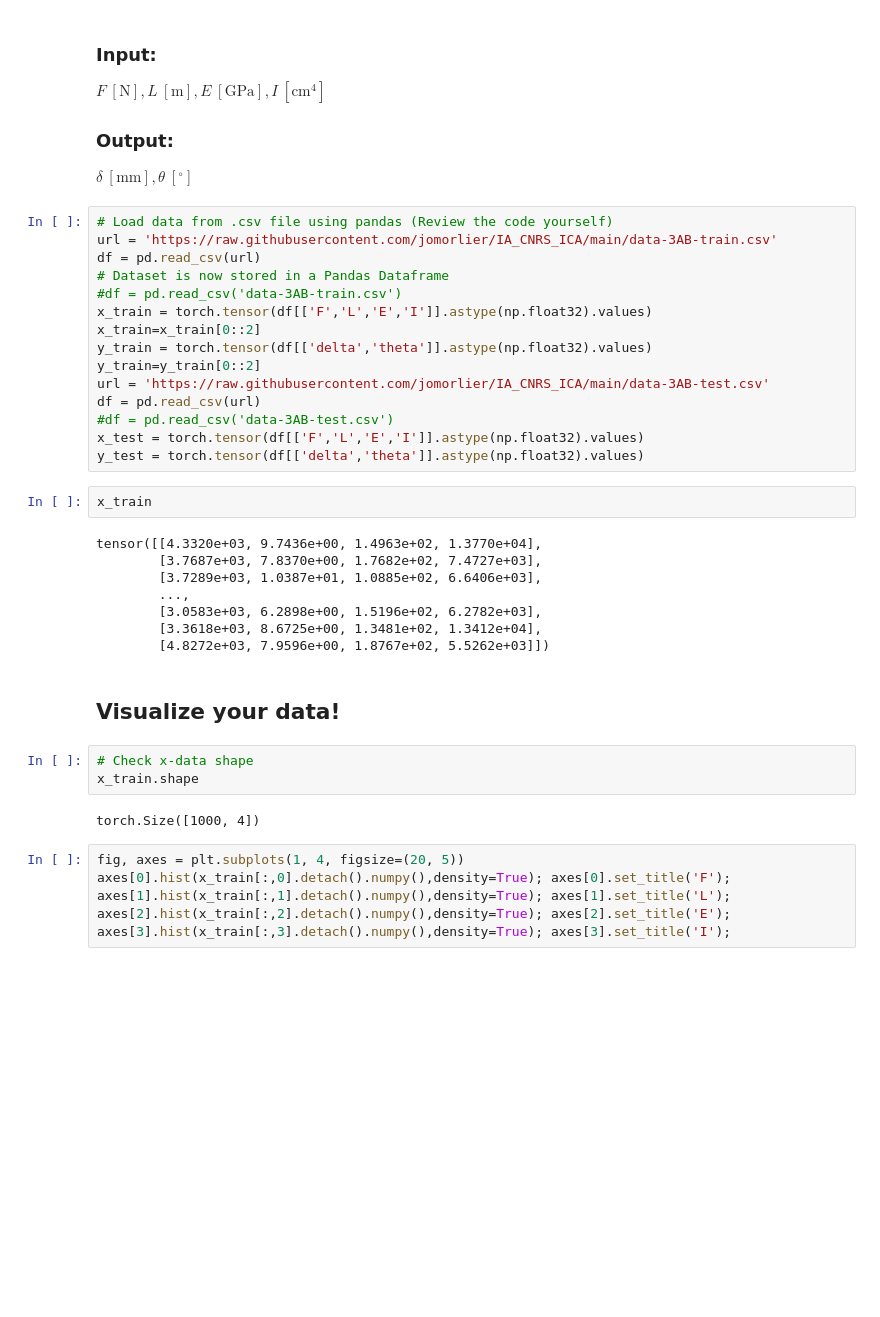
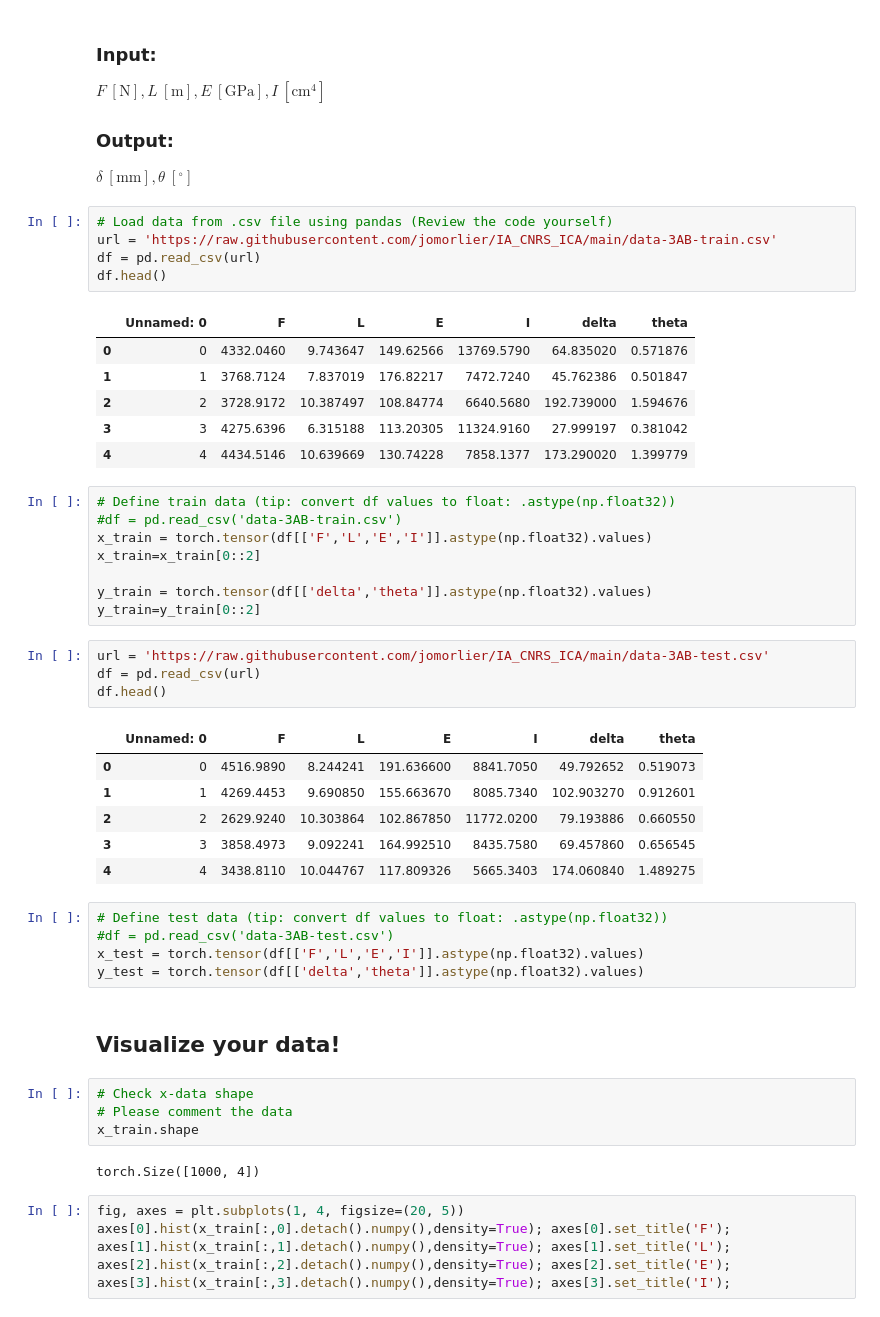
Before and after one commit to jomorlier/IA_CNRS_ICA, a Jupyter notebook: Corrections/TEST_IA2_beam.ipynb, the cells around one changed output. Drawn from its saved outputs; the diff is of its cells as text; blank space fills up the shorter version.

```diff
--- a/Corrections/TEST_IA2_beam.ipynb
+++ b/Corrections/TEST_IA2_beam.ipynb
@@ -45,35 +50,47 @@ $F\ [\text{N}], L\ [\text{m}], E\ [\text{GPa}], I\ [\text{cm}^4]$
 
 ### Output:
 $\delta\ [\text{mm}], \theta\ [^\circ]$
+# %%
+# Load data from .csv file using pandas (Review the code yourself)
+url = 'https://raw.githubusercontent.com/jomorlier/IA_CNRS_ICA/main/data-3AB-train.csv'
+df = pd.read_csv(url)
+df.head()
+# %% [output]
+|  | Unnamed: 0 | F | L | E | I | delta | theta |
+| 0 | 0 | 4332.0460 | 9.743647 | 149.62566 | 13769.5790 | 64.835020 | 0.571876 |
+| 1 | 1 | 3768.7124 | 7.837019 | 176.82217 | 7472.7240 | 45.762386 | 0.501847 |
+| 2 | 2 | 3728.9172 | 10.387497 | 108.84774 | 6640.5680 | 192.739000 | 1.594676 |
+| 3 | 3 | 4275.6396 | 6.315188 | 113.20305 | 11324.9160 | 27.999197 | 0.381042 |
+| 4 | 4 | 4434.5146 | 10.639669 | 130.74228 | 7858.1377 | 173.290020 | 1.399779 |
 # %%
-# Load data from .csv file using pandas (Review the code yourself)
-url = 'https://raw.githubusercontent.com/jomorlier/IA_CNRS_ICA/main/data-3AB-train.csv'
-df = pd.read_csv(url)
-# Dataset is now stored in a Pandas Dataframe
+# Define train data (tip: convert df values to float: .astype(np.float32))
 #df = pd.read_csv('data-3AB-train.csv')
 x_train = torch.tensor(df[['F','L','E','I']].astype(np.float32).values)
 x_train=x_train[0::2]
+
 y_train = torch.tensor(df[['delta','theta']].astype(np.float32).values)
 y_train=y_train[0::2]
-url = 'https://raw.githubusercontent.com/jomorlier/IA_CNRS_ICA/main/data-3AB-test.csv'
-df = pd.read_csv(url)
-#df = pd.read_csv('data-3AB-test.csv')
-x_test = torch.tensor(df[['F','L','E','I']].astype(np.float32).values)
-y_test = torch.tensor(df[['delta','theta']].astype(np.float32).values)
 # %%
-x_train
+url = 'https://raw.githubusercontent.com/jomorlier/IA_CNRS_ICA/main/data-3AB-test.csv'
+df = pd.read_csv(url)
+df.head()
 # %% [output]
-tensor([[4.3320e+03, 9.7436e+00, 1.4963e+02, 1.3770e+04],
-        [3.7687e+03, 7.8370e+00, 1.7682e+02, 7.4727e+03],
-        [3.7289e+03, 1.0387e+01, 1.0885e+02, 6.6406e+03],
-        ...,
-        [3.0583e+03, 6.2898e+00, 1.5196e+02, 6.2782e+03],
-        [3.3618e+03, 8.6725e+00, 1.3481e+02, 1.3412e+04],
-        [4.8272e+03, 7.9596e+00, 1.8767e+02, 5.5262e+03]])
+|  | Unnamed: 0 | F | L | E | I | delta | theta |
+| 0 | 0 | 4516.9890 | 8.244241 | 191.636600 | 8841.7050 | 49.792652 | 0.519073 |
+| 1 | 1 | 4269.4453 | 9.690850 | 155.663670 | 8085.7340 | 102.903270 | 0.912601 |
+| 2 | 2 | 2629.9240 | 10.303864 | 102.867850 | 11772.0200 | 79.193886 | 0.660550 |
+| 3 | 3 | 3858.4973 | 9.092241 | 164.992510 | 8435.7580 | 69.457860 | 0.656545 |
+| 4 | 4 | 3438.8110 | 10.044767 | 117.809326 | 5665.3403 | 174.060840 | 1.489275 |
+# %%
+# Define test data (tip: convert df values to float: .astype(np.float32))
+#df = pd.read_csv('data-3AB-test.csv')
+x_test = torch.tensor(df[['F','L','E','I']].astype(np.float32).values)
+y_test = torch.tensor(df[['delta','theta']].astype(np.float32).values)
 # %% [markdown]
 ## Visualize your data!
 # %%
 # Check x-data shape
+# Please comment the data
 x_train.shape
 # %% [output]
 torch.Size([1000, 4])
```
Also changed, not shown: parts of 9 cells of this notebook, 3 other files.
